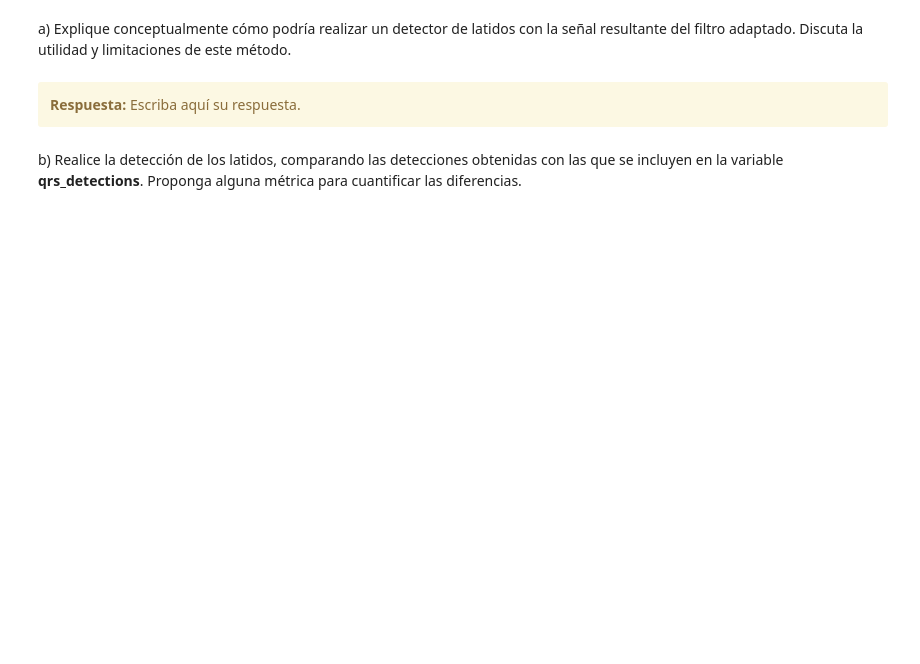
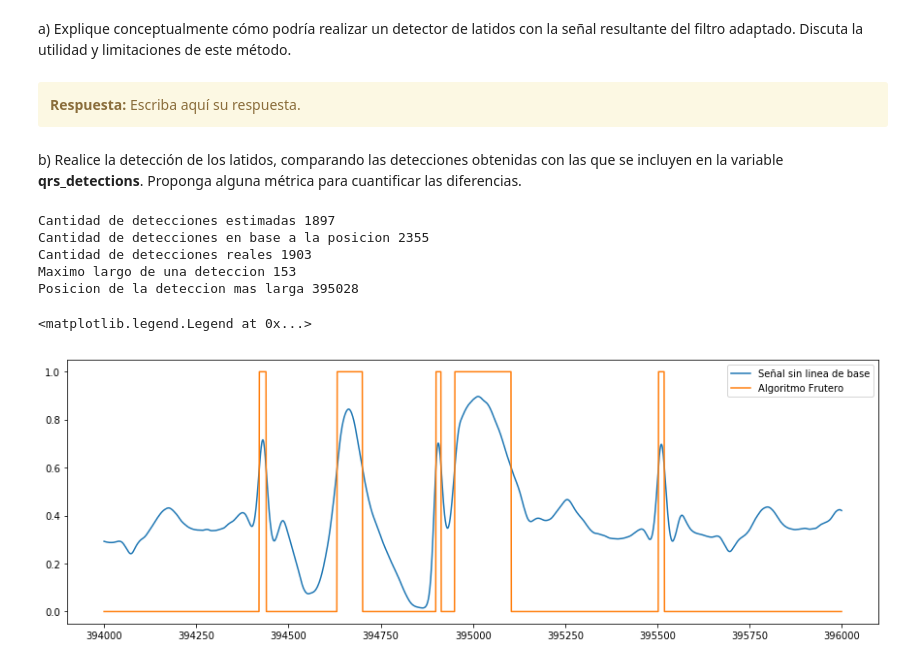
Before and after one commit to Sidorczuk/DSP, a Jupyter notebook: TP4-Filtrado.ipynb, the cells around one changed output. Saved outputs shown, nothing was run; the diff lists cells and outputs as text; code cells hidden in the pictures; blank space fills up the shorter version.

```diff
--- a/TP4-Filtrado.ipynb
+++ b/TP4-Filtrado.ipynb
@@ -684,0 +681,75 @@ a) Explique conceptualmente cómo podría realizar un detector de latidos con la
+# %%
+from scipy.signal import correlate
+
+###### Comparacion ######
+pru = S_B[5000:12000]
+#d = correlate(pru,hb_1)
+d = correlate(S_B,hb_1)
+#d = correlate(outB,hb_1)
+
+###### Normalizo ######
+min = d[np.argmin(d)]
+d -= min
+max = d[np.argmax(d)]
+d /= max
+d = d*d
+
+##### Deteccion #####
+THR = 0.6 #Threshold
+det = []
+for i in range(len(d)):
+    if d[i] < THR:
+        det.append(0)
+    else:
+        det.append(1)
+
+'''plt.figure(figsize=(15,5))
+plt.plot(d,label='Señal sin linea de base')
+plt.plot(det,label='Detecciones')
+plt.legend(loc='best')
+'''
+##### Posicion y cuenta #####
+tm  = 300
+aux = tm
+LCount = 0
+detCount = 0
+detLen = []
+detPos = []
+for i in range(len(det)):
+    if aux < tm:
+        aux += 1
+        flag = 1
+    if det[i] == 1:
+        LCount +=1
+        if aux == tm:
+            detCount += 1
+            aux = 0
+    else:
+        if LCount != 0 and flag == 1:
+            detLen.append(LCount)
+            detPos.append(round(i-LCount/2))
+            LCount = 0
+            flag = 0
+
+print('Cantidad de detecciones estimadas '+str(detCount))
+print('Cantidad de detecciones en base a la posicion '+str(len(detPos)))
+qrs = vertical_flaten(mat_struct['qrs_detections'])
+print('Cantidad de detecciones reales '+str(len(qrs)))
+print('Maximo largo de una deteccion '+str(np.max(detLen)))
+print('Posicion de la deteccion mas larga '+str(detPos[np.argmax(detLen)]))
+
+Z1 = np.array([int(394000),int(396000)])
+#Z1 = np.array([int(12*60*fs),int(12.05*60*fs)],dtype=int)
+M1 = np.arange(Z1[0],Z1[1],1)
+plt.figure(figsize=(15,5))
+plt.plot(M1, d[Z1[0]:Z1[1]], label='Señal sin linea de base')
+plt.plot(M1, det[Z1[0]:Z1[1]], label='Algoritmo Frutero')
+plt.legend(loc='best')
+# %% [output]
+Cantidad de detecciones estimadas 1897
+Cantidad de detecciones en base a la posicion 2355
+Cantidad de detecciones reales 1903
+Maximo largo de una deteccion 153
+Posicion de la deteccion mas larga 395028
+<matplotlib.legend.Legend at 0x...>
+[figure, added]
```
Also changed, not shown: parts of 14 cells of this notebook.
